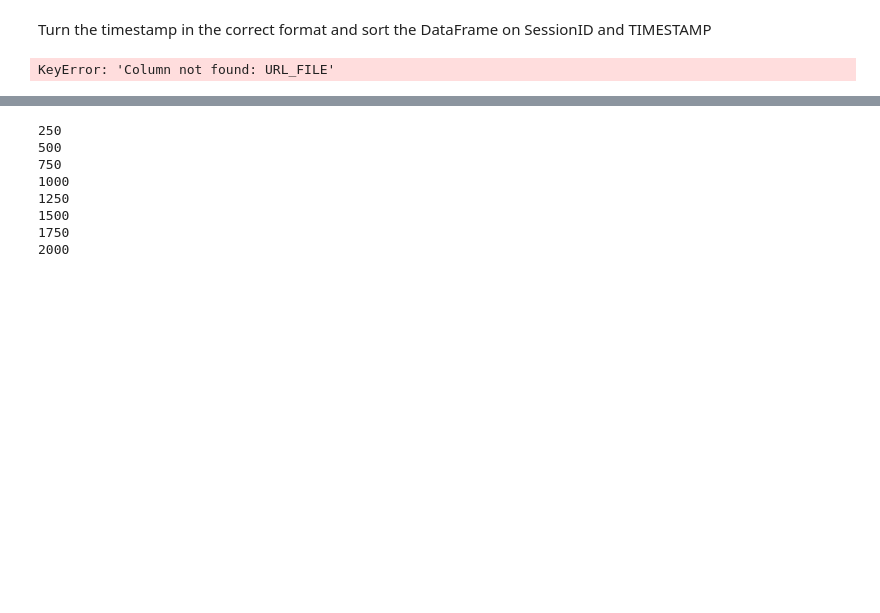
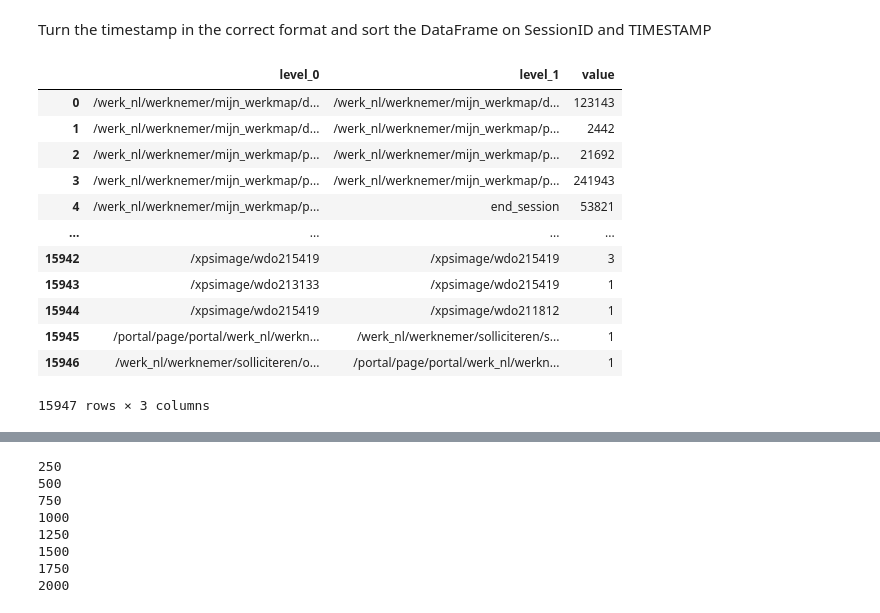
Before and after one commit to kaspergff/Thesis_anomaly_generation, a Jupyter notebook: Veldman/Markov_model_probability_P2.ipynb, the cells around one changed output, grey strips where cells are left out. Cells and saved outputs as stored; diff of their text form; code cells hidden in the pictures; blank space fills up the shorter version.

```diff
--- a/02MarkovModelProbability.ipynb
+++ b/Veldman/Markov_model_probability_P2.ipynb
@@ -3,13 +3,11 @@ import pandas as pd
 from collections import Counter
 import numpy as np
 
-df = pd.read_csv(
-               "fake_data.csv",
-                 encoding_errors="ignore",
-                 on_bad_lines='skip',
-                 sep=",",
-
-                 )
+df = pd.read_csv("../BPI2016_Clicks_Logged_In.csv", encoding_errors="ignore", on_bad_lines='skip', sep=";",
+                usecols=['CustomerID', 'AgeCategory', 'Gender', 'Office_U', 'Office_W',
+       'SessionID', 'IPID', 'TIMESTAMP', 'VHOST', 'URL_FILE', 'PAGE_NAME',
+       'REF_URL_category', 'page_load_error', 'page_action_detail', 'tip',
+       'service_detail', 'xps_info'])
 # %% [markdown]
 Turn the timestamp in the correct format and sort the DataFrame on SessionID and TIMESTAMP
 # %%
@@ -17,15 +15,27 @@ df["TIMESTAMP"] = pd.to_datetime(df["TIMESTAMP"], infer_datetime_format=True)
 df = df.sort_values(["SessionID", "TIMESTAMP"])
 # %%
 #Create consecutive column with the consecutive activity and count how many time each pair occurs
-df["Consecutive_1"] = df.groupby("SessionID")["Activity"].shift(periods=-1)
+df["Consecutive_1"] = df.groupby("SessionID")["URL_FILE"].shift(periods=-1)
 
 #Count all the pairs and safe in new DataFrame
-df_for_pivot_1 = pd.DataFrame(Counter(list(zip(df['Activity'], df['Consecutive_1'],))), index=["value"]).T.reset_index()
+df_for_pivot_1 = pd.DataFrame(Counter(list(zip(df['URL_FILE'], df['Consecutive_1'],))), index=["value"]).T.reset_index()
 
 df_for_pivot_1.fillna("end_session", inplace=True)
 df_for_pivot_1
 # %% [output]
+|  | level_0 | level_1 | value |
+| 0 | /werk_nl/werknemer/mijn_werkmap/d... | /werk_nl/werknemer/mijn_werkmap/d... | 123143 |
+| 1 | /werk_nl/werknemer/mijn_werkmap/d... | /werk_nl/werknemer/mijn_werkmap/p... | 2442 |
+| 2 | /werk_nl/werknemer/mijn_werkmap/p... | /werk_nl/werknemer/mijn_werkmap/p... | 21692 |
+| 3 | /werk_nl/werknemer/mijn_werkmap/p... | /werk_nl/werknemer/mijn_werkmap/p... | 241943 |
+| 4 | /werk_nl/werknemer/mijn_werkmap/p... | end_session | 53821 |
+| ... | ... | ... | ... |
+| 15942 | /xpsimage/wdo215419 | /xpsimage/wdo215419 | 3 |
+| 15943 | /xpsimage/wdo213133 | /xpsimage/wdo215419 | 1 |
+| 15944 | /xpsimage/wdo215419 | /xpsimage/wdo211812 | 1 |
+| 15945 | /portal/page/portal/werk_nl/werkn... | /werk_nl/werknemer/solliciteren/s... | 1 |
+| 15946 | /werk_nl/werknemer/solliciteren/o... | /portal/page/portal/werk_nl/werkn... | 1 |
-KeyError: 'Column not found: URL_FILE'
+15947 rows × 3 columns
 # %%
 def make_pivot(df, index_names, column_names):
     """
```
Also changed, not shown: parts of 4 cells of this notebook, 17 other files.
